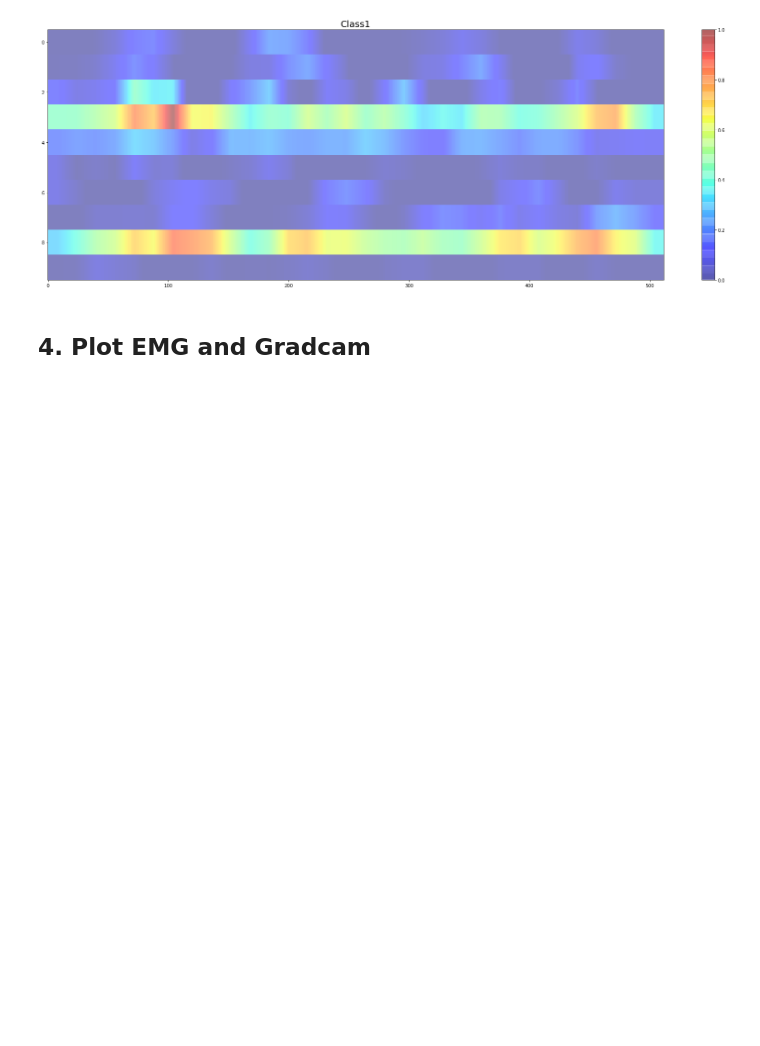
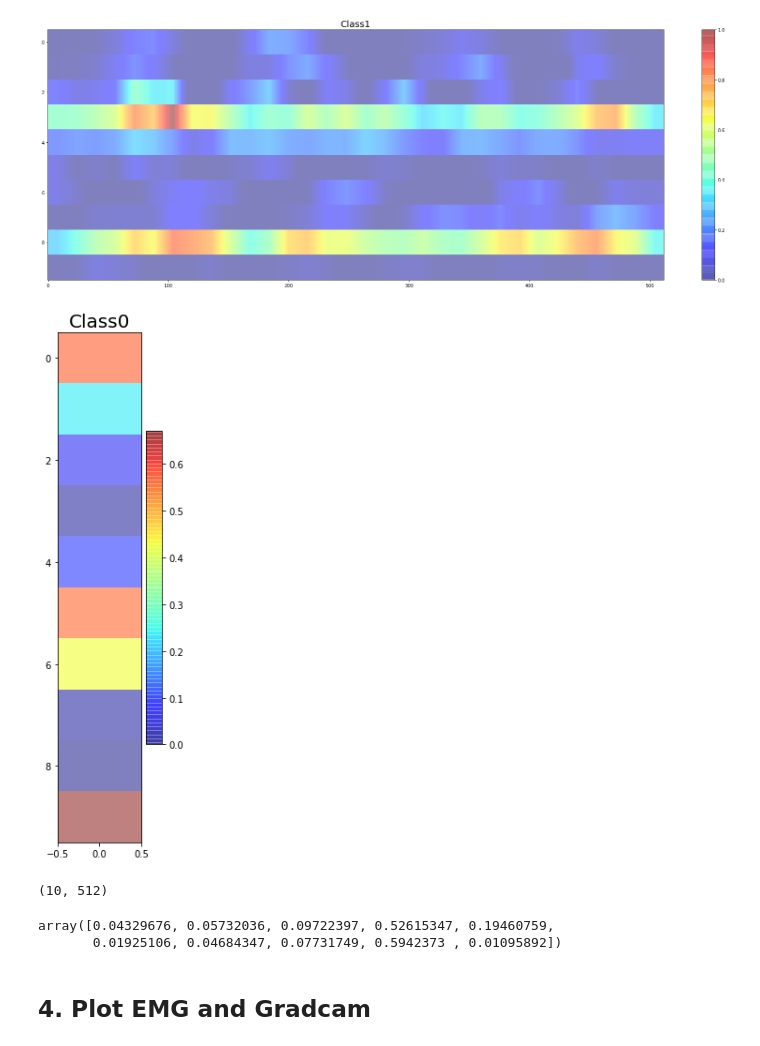
Before and after one commit to noemi-gozzi/Thesis-XAI, a Jupyter notebook: src/visualization/EMG gradcam.ipynb, the cells around one changed output. Saved outputs shown, nothing was run; the diff lists cells and outputs as text; code cells hidden in the pictures; blank space fills up the shorter version.

```diff
--- a/src/visualization/EMG gradcam.ipynb
+++ b/src/visualization/EMG gradcam.ipynb
@@ -96,6 +96,27 @@ plt.title("Class{}".format(cls), fontsize=20)
 plt.show()
 # %% [output]
 [figure]
+# %%
+max_val=np.max(gradcam_value[ex, :, :])
+min_val=np.min(gradcam_value[ex, :, :])
+tmp=(gradcam_value[ex, :, :] - min_val) / (max_val - min_val)
+plt.figure(figsize=(2, 10))
+plt.imshow(np.expand_dims(np.mean(tmp, axis=1), axis=1), cmap='jet', aspect='auto', alpha=0.5)
+#plt.imshow(gradcam_value[ex, :, :], cmap='jet', aspect='auto', alpha=0.5)
+plt.colorbar(cmap=gradcam_value[ex, :, :])
+plt.savefig(root_path + "/resources/GRAD-CAM method 2/250_riass.jpg".format(patient,ex, cls))
+plt.title("Class{}".format(cls), fontsize=20)
+plt.show()
+# %% [output]
+[figure, added]
+# %%
+tmp=(gradcam_value[ex, :, :] - min_val) / (max_val - min_val)
+print(tmp.shape)
+np.mean(tmp, axis=1)
+# %% [output]
+(10, 512)
+array([0.04329676, 0.05732036, 0.09722397, 0.52615347, 0.19460759,
+       0.01925106, 0.04684347, 0.07731749, 0.5942373 , 0.01095892])
 # %% [markdown]
 ## 4. Plot EMG and Gradcam
 # %%
```
Also changed, not shown: parts of 2 cells of this notebook, 1 other file.
